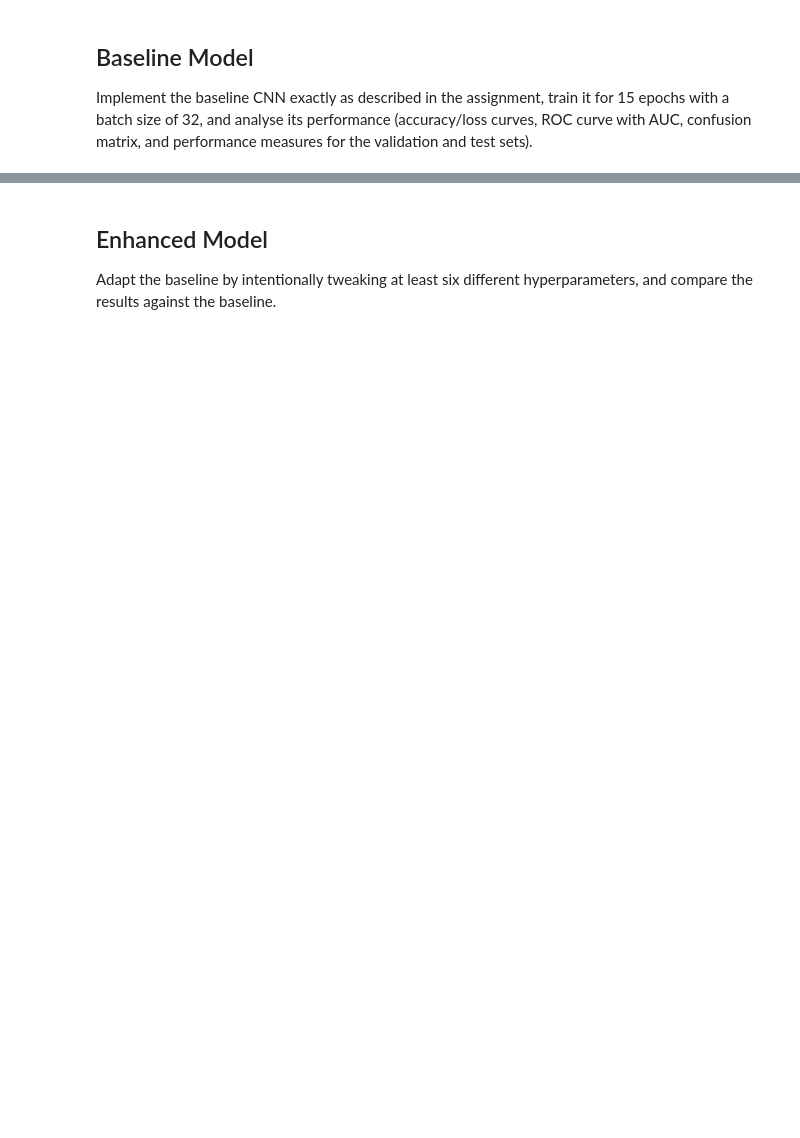
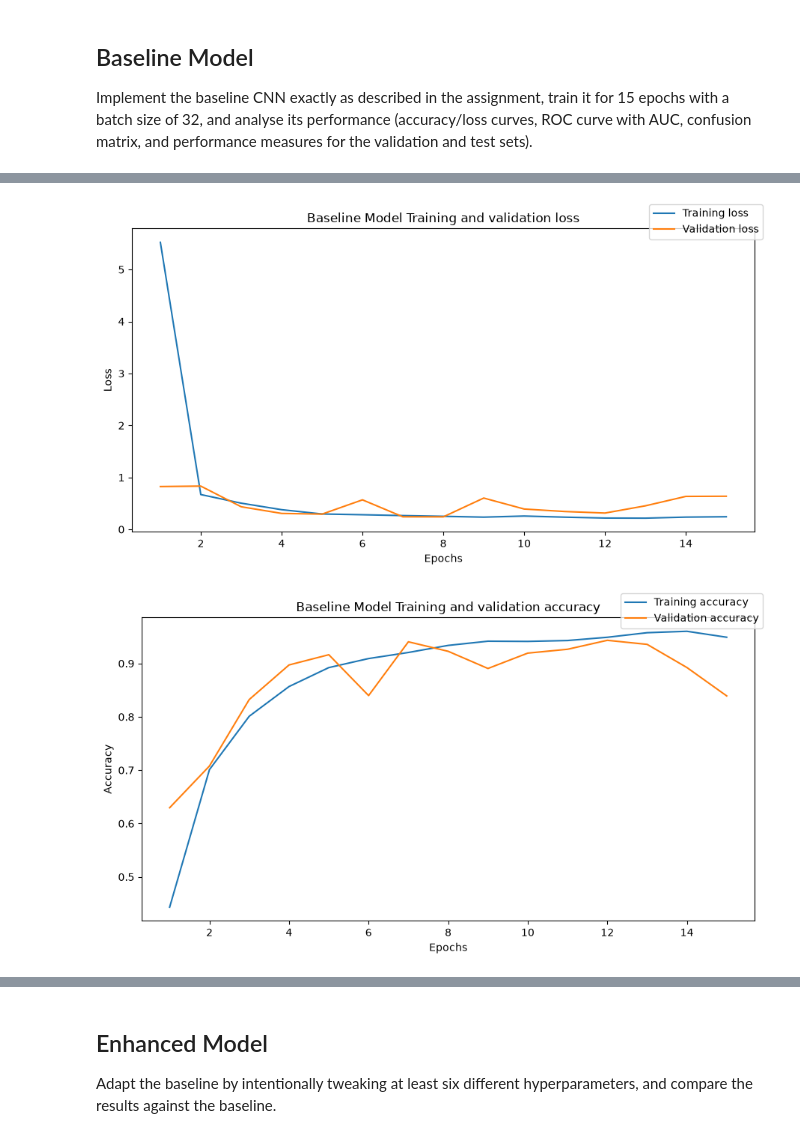
Before and after one commit to lordmana/Lung-and-Colon-Cancer-Classification, a Jupyter notebook: notebook/DL_Assignment_2026.ipynb, the cells around one changed output, grey strips where cells are left out. Saved outputs shown, nothing was run; the diff lists cells and outputs as text; code cells hidden in the pictures; blank space fills up the shorter version.

```diff
--- a/notebook/DL_Assignment_2026.ipynb
+++ b/notebook/DL_Assignment_2026.ipynb
@@ -268,0 +300,47 @@ AUC, confusion matrix, and performance measures for the validation and test sets
+# %%
+def plot_history(data_list, label_list, title, y_label):
+  ''' Plots a list of vectors.
+  Parameters:
+  data_list : list of vectors containing the values to plot
+  label_list : list of labels describing the data, one per vector
+  title : title of the plot
+  ylabel : label for the y axis
+  '''
+
+  epochs = range(1, len(data_list[0]) + 1)
+  fig, ax = plt.subplots(figsize=(9, 5))
+
+  for data, label in zip(data_list, label_list):
+    ax.plot(epochs, data, label=label)
+    ax.set_title(title)
+    ax.set_xlabel("Epochs")
+    ax.set_ylabel(y_label)
+
+  fig.legend()
+  fig.tight_layout()
+  plt.show()
+# %%
+history_dict = baseline_hist.history
+acc = history_dict["accuracy"]
+loss = history_dict["loss"]
+val_accuracy = history_dict["val_accuracy"]
+val_loss = history_dict["val_loss"]
+
+
+plot_history(data_list=[loss, val_loss],
+             label_list=['Training loss', 'Validation loss'],
+             title='Baseline Model Training and validation loss',
+             y_label='Loss')
+
+plot_history(data_list=[acc, val_accuracy],
+             label_list=['Training accuracy', 'Validation accuracy'],
+             title='Baseline Model Training and validation accuracy',
+             y_label='Accuracy')
+
+plot_history(data_list=[acc, val_accuracy],
+             label_list=['Training accuracy', 'Validation accuracy'],
+             title='Baseline Model Training and validation accuracy',
+             y_label='Accuracy')
+# %% [output]
+[figure, added]
+[figure, added]
```
Also changed, not shown: parts of 10 cells of this notebook, 2 other files.
